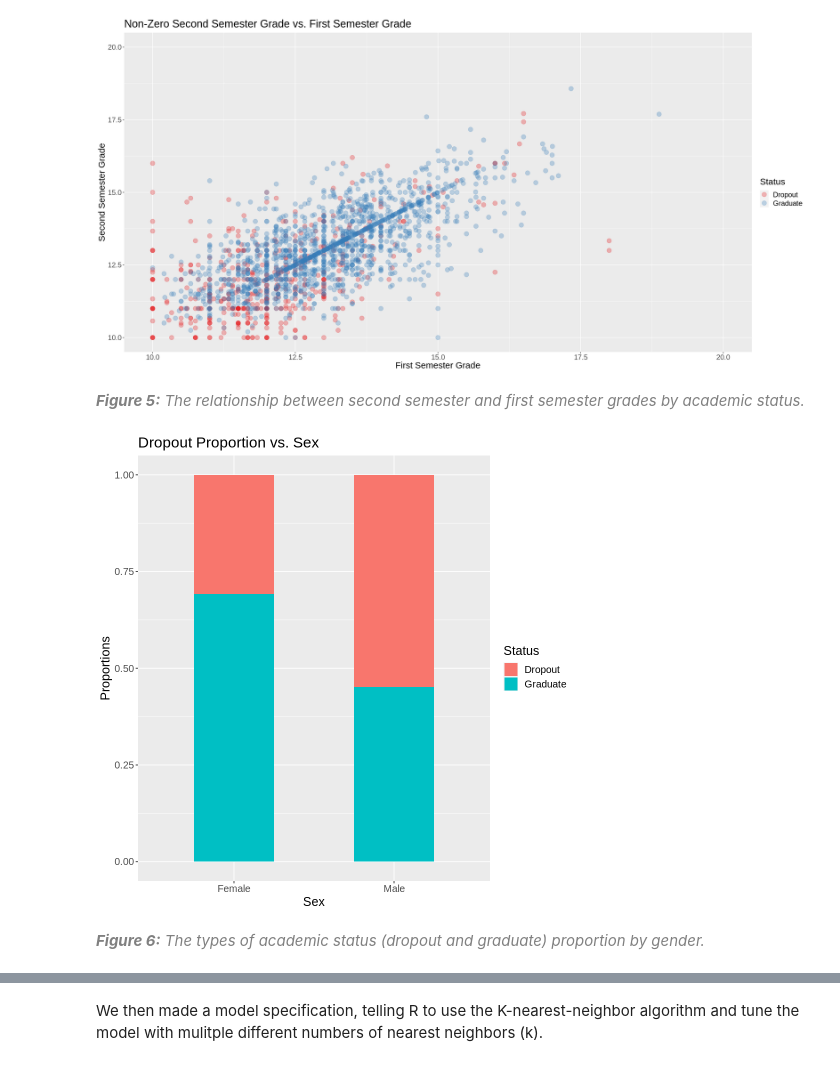
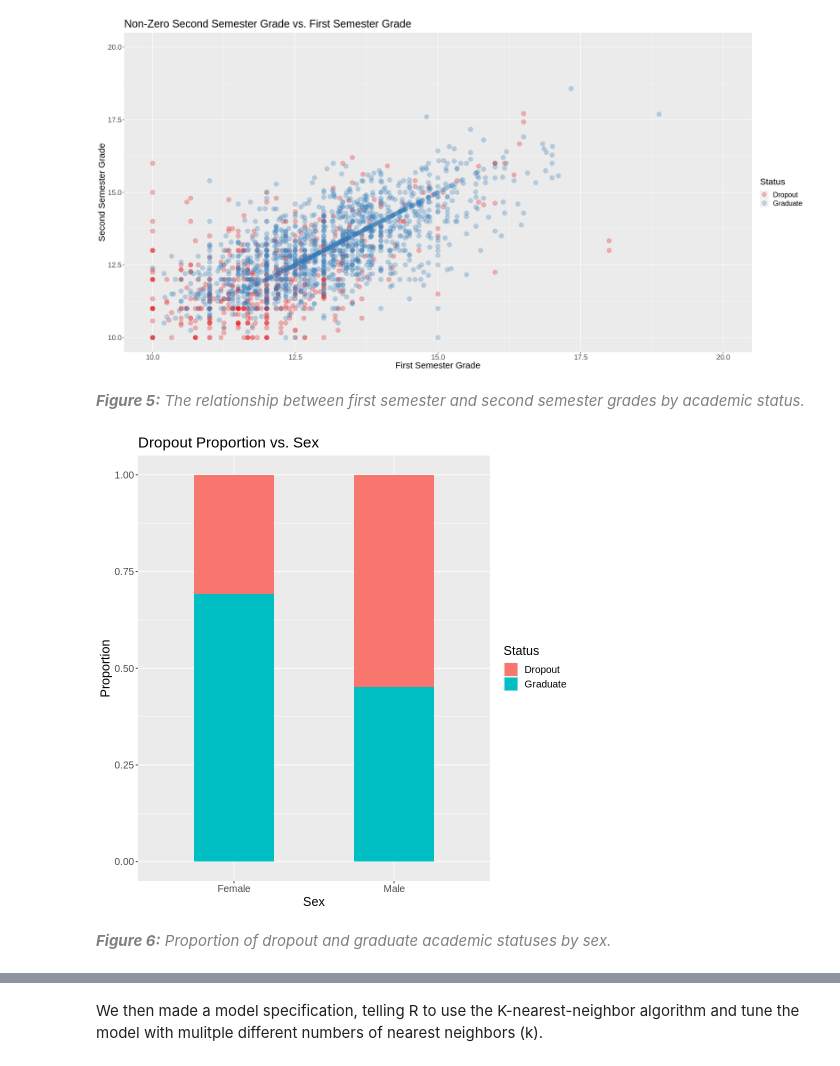
Before and after one commit to ekang27kc/dsci100-2023-T2-Group01-project, a Jupyter notebook: Project_Report.ipynb, the cells around one changed output, grey strips where cells are left out. Drawn from its saved outputs; the diff is of its cells as text; code cells hidden in the pictures.

```diff
--- a/Project_Report.ipynb
+++ b/Project_Report.ipynb
@@ -210,25 +191,25 @@ Warning message:
 “Removed 631 rows containing missing values (geom_point).”
 [figure]
 # %% [markdown]
-_<span style="color:gray">**Figure 5:** The relationship between second semester and first semester grades by academic status. </span>_
+_<span style="color:gray">**Figure 5:** The relationship between first semester and second semester grades by academic status. </span>_
 # %%
 options(repr.plot.width = 8, repr.plot.height = 8)
 
 proportion_bar_plot <- data_train |>
    mutate(gender = factor(gender, levels = c("0", "1"), labels = c("Female", "Male"))) |>
    ggplot(aes(x = gender, fill = status)) +
    geom_bar(position = 'fill', width = 0.5) +
    xlab("Sex") +
-   ylab("Proportions") +
+   ylab("Proportion") +
    labs(fill = "Status") +
    ggtitle("Dropout Proportion vs. Sex") +
    theme(text = element_text(size = 15))
 
 proportion_bar_plot
 # %% [output]
-[figure, old version]
+[figure, new version]
 # %% [markdown]
-_<span style="color:gray">**Figure 6:** The types of academic status (dropout and graduate) proportion by gender. </span>_
+_<span style="color:gray">**Figure 6:** Proportion of dropout and graduate academic statuses by sex. </span>_
 # %% [markdown]
 ## Methods
 #### Choosing Predictors:
```
Also changed, not shown: parts of 31 cells of this notebook.
